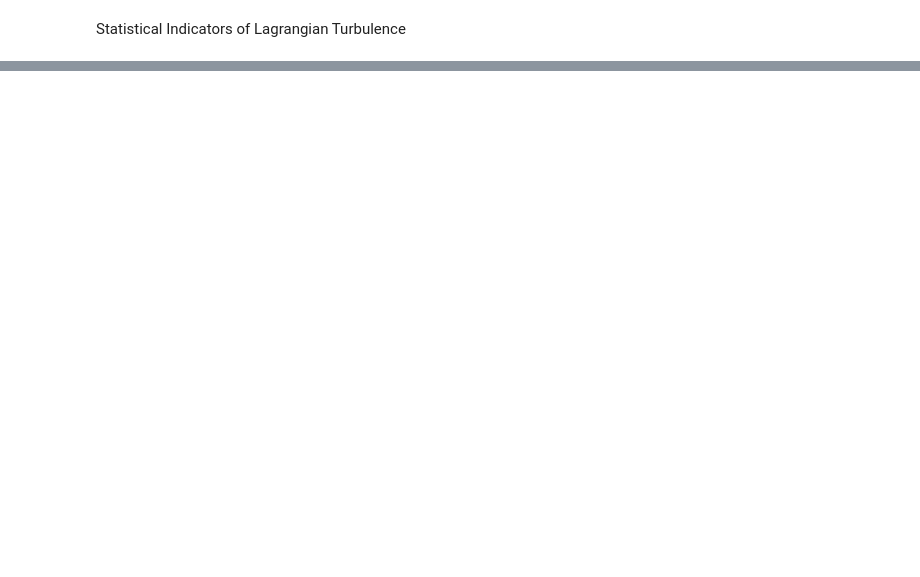
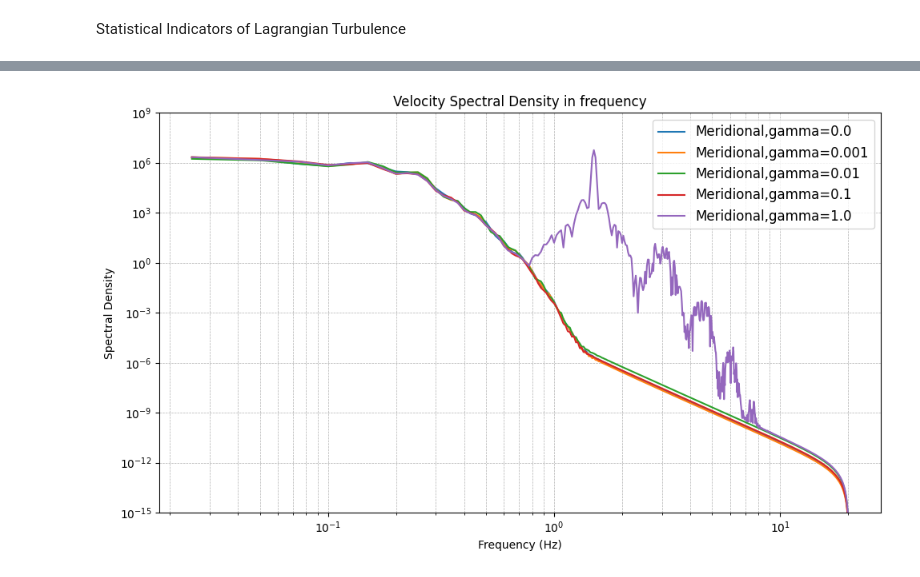
Before and after one commit to AymericLD/Particles, a Jupyter notebook: cellular_wave_flow_notebook_numba_ab3_sb.ipynb, the cells around one changed output, grey strips where cells are left out. Saved outputs shown, nothing was run; the diff lists cells and outputs as text; code cells hidden in the pictures; blank space fills up the shorter version.

Commit message:
Add options to save trajectories and to make plots with a parameter varying

```diff
--- a/cellular_wave_flow_notebook_numba_ab3_sb.ipynb
+++ b/cellular_wave_flow_notebook_numba_ab3_sb.ipynb
@@ -344,8 +345,21 @@ t_final = 40
 # Main Loop
 # %%
 # generate trajectories
+
+Gamma = np.array([0, 1e-3, 1e-2, 1e-1, 1])
+gamma=Gamma[4]
+f=1.5
+
 particle_positions_cellular_x, particle_positions_cellular_y, \
-        particle_u_cellular, particle_v_cellular = generate_flow(t_final,dt,ic_flag,num_particles=num_particles)
+        particle_u_cellular, particle_v_cellular = generate_flow(t_final,dt,ic_flag,num_particles=num_particles,gamma=gamma,f=f)
+# %%
+savefile = "Data/Cellular_Flow"
+os.makedirs(savefile, exist_ok=True)
+gamma=gamma
+
+# Sauvegarde
+filepath = os.path.join(savefile, f"trajectory_gamma={gamma}.npz")
+np.savez(filepath, positions_x=particle_positions_cellular_x,positions_y=particle_positions_cellular_y,velocities_u=particle_u_cellular,velocities_v=particle_v_cellular)
 # %% [markdown]
 # Lagrangian statistics
 # %%
@@ -724,0 +750,84 @@ if savefig:
+# %%
+# Velocity Spectra with varying gamma
+
+Gamma=np.array([0, 1e-3, 1e-2, 1e-1, 1])
+data = [None] * len(Gamma)
+X = [None] * len(Gamma)
+Y = [None] * len(Gamma)
+U = [None] * len(Gamma)
+V = [None] * len(Gamma)
+for gamma in Gamma:
+    index=np.where(Gamma==gamma)[0][0]
+    data[index]= np.load(f"Data/Cellular_Flow/trajectory_gamma={gamma}.npz")
+for i in range(len(data)):
+    X[i] = data[i]["positions_x"]
+    Y[i] = data[i]["positions_y"]
+    U[i] = data[i]["velocities_u"]
+    V[i] = data[i]["velocities_v"]
+
+U = np.array(U, dtype=object)
+V = np.array(V, dtype=object)
+X = np.array(X, dtype=object)
+Y = np.array(Y, dtype=object)
+
+# Compute the velocity spectrum in frequency
+
+def velocity_spectra_gamma(U,V,Gamma):
+    fs = 1/dt # Sampling frequency
+    N = int(t_final / dt)
+
+    window = get_window('blackman', N)
+
+    u_windowed=np.zeros((N,num_particles),dtype=complex)
+    fft_u=np.zeros((N,num_particles),dtype=complex)
+    v_windowed=np.zeros((N,num_particles),dtype=complex)
+    fft_v=np.zeros((N,num_particles),dtype=complex)
+    plt.figure(figsize=(10, 6))
+    for g in Gamma:
+        index=np.where(Gamma==g)[0][0]
+        print(index)
+        u=U[index,:,:]
+        v=V[index,:,:]
+        for i in range(num_particles):
+            u_windowed[:,i]= u[:,i] * window
+            fft_u[:,i]= np.fft.fft(u_windowed[:,i])
+            v_windowed[:,i]=v[:,i]*window
+            fft_v[:,i]=np.fft.fft(v_windowed[:,i])
+
+        # Spectrum for u
+
+        frequencies_u= np.fft.fftfreq(N, dt)
+        u_freq=frequencies_u[1:N//2]
+        u_spec_particles = np.abs((fft_u[1:N // 2])**2)
+        u_spec=np.sum(u_spec_particles,axis=1)/num_particles
+
+        # Spectrum for v
+
+        frequencies_v=np.fft.fftfreq(N, dt)
+        v_freq=frequencies_v[1:N//2]
+        v_spec_particles=np.abs((fft_v[1:N // 2])**2)
+        v_spec=np.sum(v_spec_particles,axis=1)/num_particles
+
+
+        # Velocity Spectrum
+
+        vel_freq=np.copy(u_freq)
+        vel_spec=np.sqrt(u_spec+v_spec)
+
+        #plt.loglog(u_freq,u_spec,label=f"Zonal,gamma={g}")
+        plt.loglog(v_freq,v_spec,label=f"Meridional,gamma={g}")
+
+        plt.xlabel('Frequency (Hz)')
+        plt.ylabel('Spectral Density')
+        plt.title('Velocity Spectral Density in frequency')
+        plt.grid(True, which="both", linestyle='--', linewidth=0.5)
+        plt.legend(fontsize=12)
+        plt.tight_layout()
+        plt.ylim(1e-15,1e9)
+
+    plt.show()
+
+
+Gamma = np.array([0, 1e-3, 1e-2, 1e-1, 1])
+velocity_spectra_gamma(U,V,Gamma)
+# %% [output]
@@ -724,0 +839 @@ if savefig:
+[figure, added]
```
Also changed, not shown: parts of 13 cells of this notebook.
